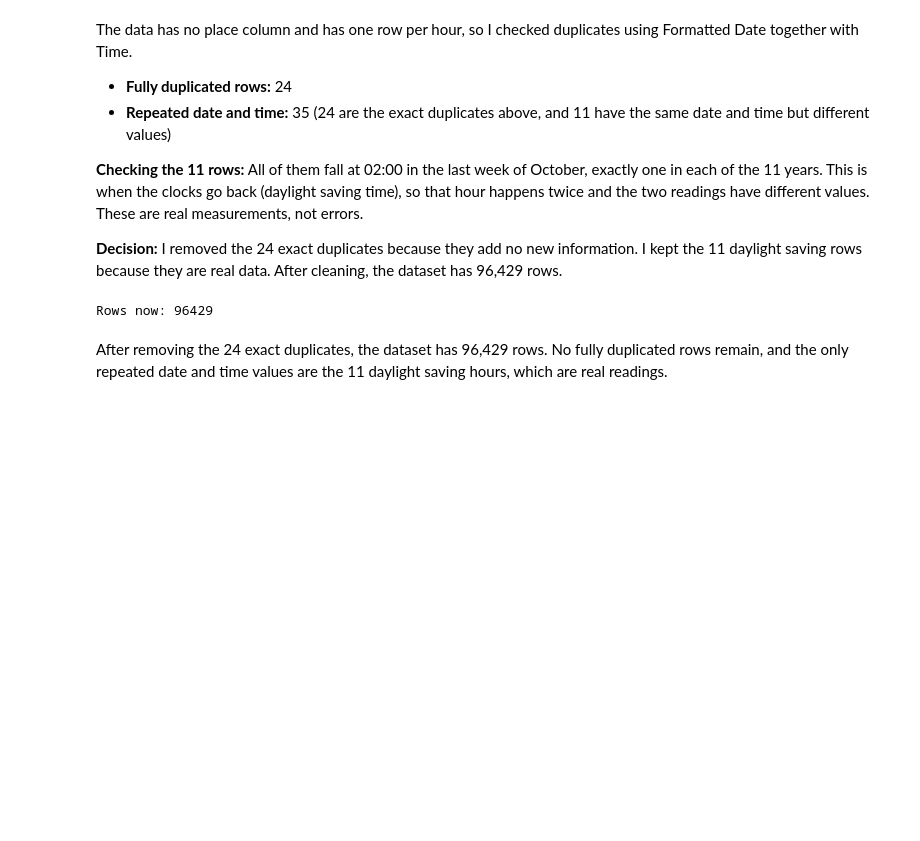
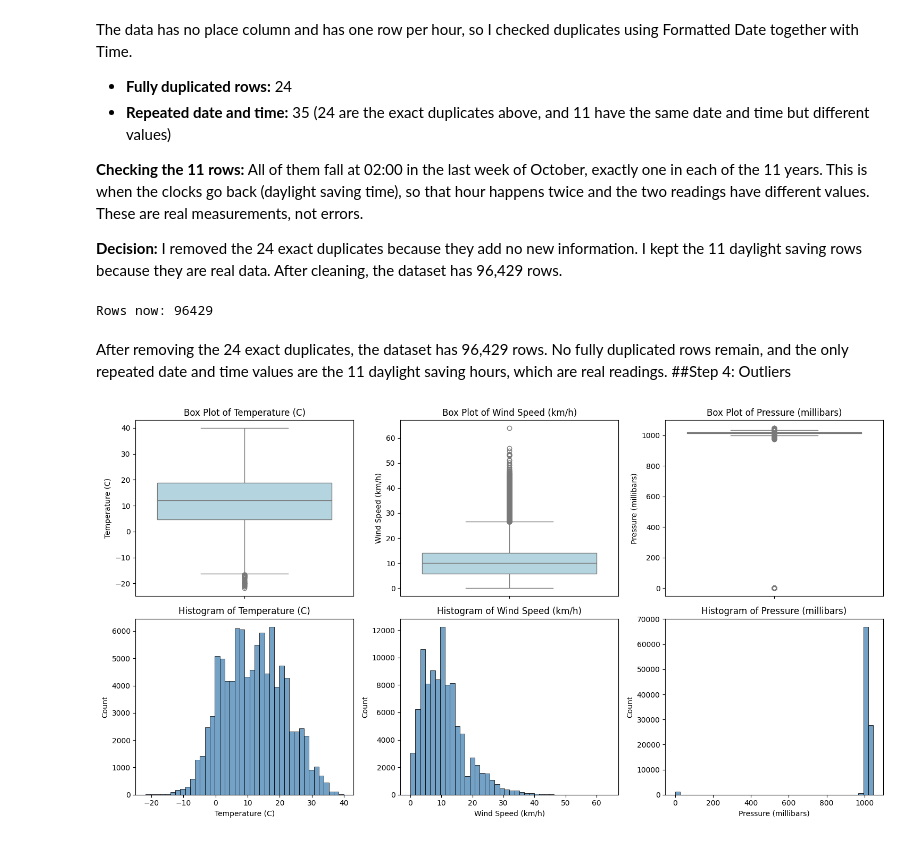
Before and after one commit to syeda-bisma05/weather-data-analysis, a Jupyter notebook: weather_analysis.ipynb, the cells around one changed output. Saved outputs shown, nothing was run; the diff lists cells and outputs as text; code cells hidden in the pictures; blank space fills up the shorter version.

Commit message:
Add outlier analysis

```diff
--- a/weather_analysis.ipynb
+++ b/weather_analysis.ipynb
@@ -234,3 +236,20 @@ print('Rows now:', len(df))
 Rows now: 96429
 # %% [markdown]
 After removing the 24 exact duplicates, the dataset has 96,429 rows. No fully duplicated rows remain, and the only repeated date and time values are the 11 daylight saving hours, which are real readings.
+##Step 4: Outliers
+# %%
+cols = ['Temperature (C)', 'Wind Speed (km/h)', 'Pressure (millibars)']
+
+fig, axes = plt.subplots(2, 3, figsize=(15, 8))
+for i, c in enumerate(cols):
+    sns.boxplot(y=df[c], ax=axes[0, i], color='lightblue')
+    axes[0, i].set_title(f'Box Plot of {c}')
+    axes[0, i].set_ylabel(c)
+    sns.histplot(df[c], bins=40, ax=axes[1, i], color='steelblue')
+    axes[1, i].set_title(f'Histogram of {c}')
+    axes[1, i].set_xlabel(c)
+    axes[1, i].set_ylabel('Count')
+plt.tight_layout()
+plt.show()
+# %% [output]
+[figure, added]
```
Also changed, not shown: parts of 13 cells of this notebook.
